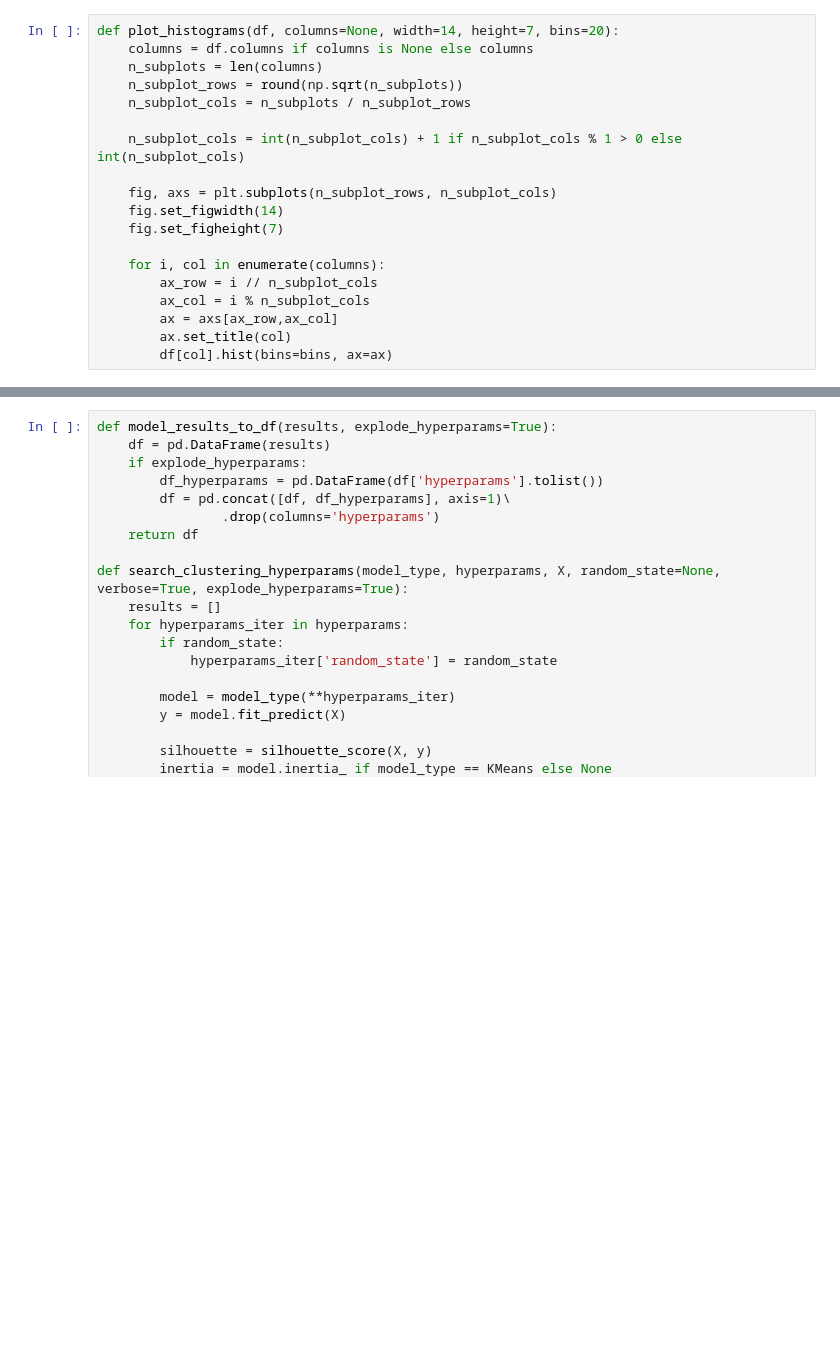
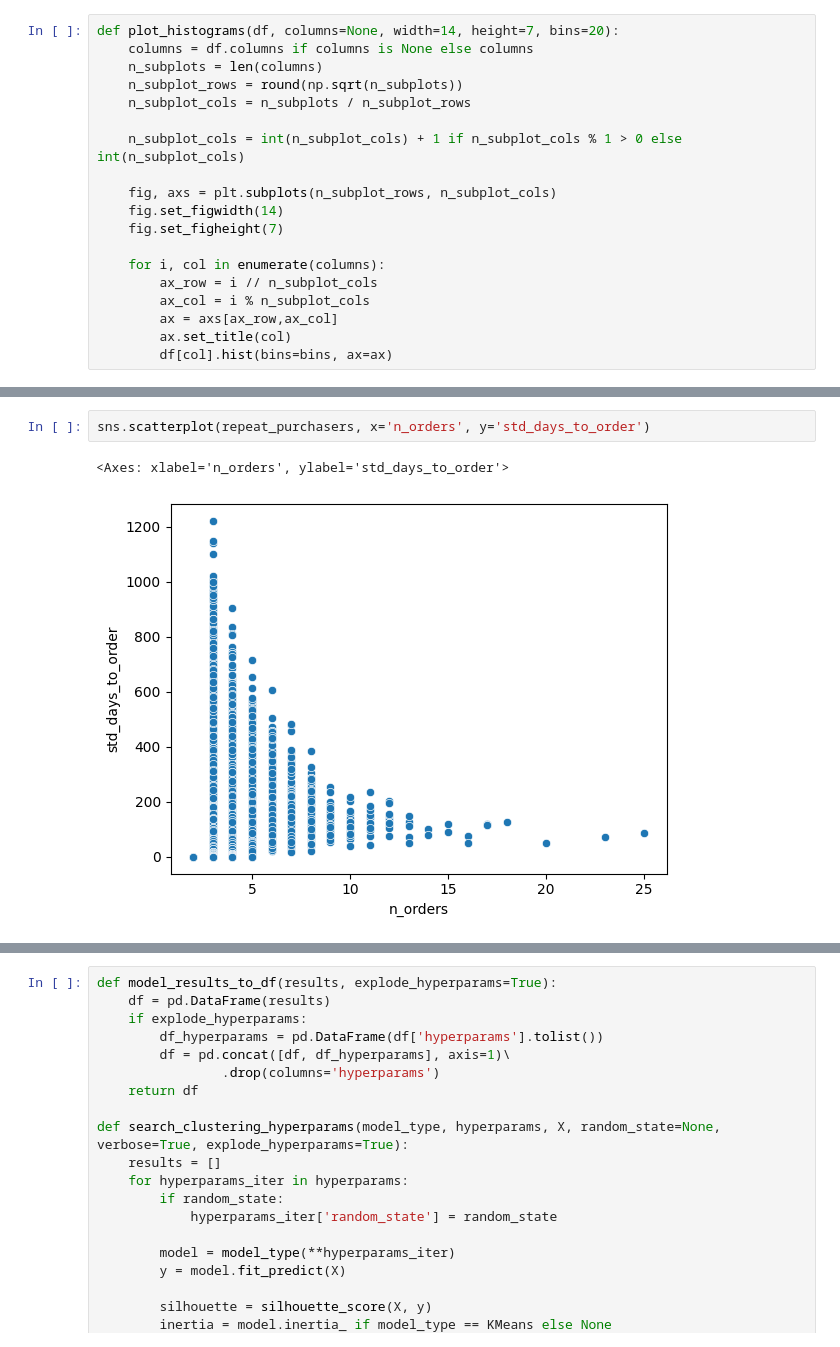
Before and after one commit to egeatmaca/ecommerce_segments, a Jupyter notebook: notebooks/customer_segmentation.ipynb, the cells around one changed output, grey strips where cells are left out. Drawn from its saved outputs; the diff is of its cells as text; blank space fills up the shorter version.

```diff
--- a/notebooks/customer_segmentation.ipynb
+++ b/notebooks/customer_segmentation.ipynb
@@ -152,0 +153,5 @@ sns.scatterplot(X, x='n_orders', y='avg_days_to_order')
+# %%
+sns.scatterplot(repeat_purchasers, x='n_orders', y='std_days_to_order')
+# %% [output]
+<Axes: xlabel='n_orders', ylabel='std_days_to_order'>
+[figure, added]
```
Also changed, not shown: parts of 120 cells of this notebook, 11 other files.
